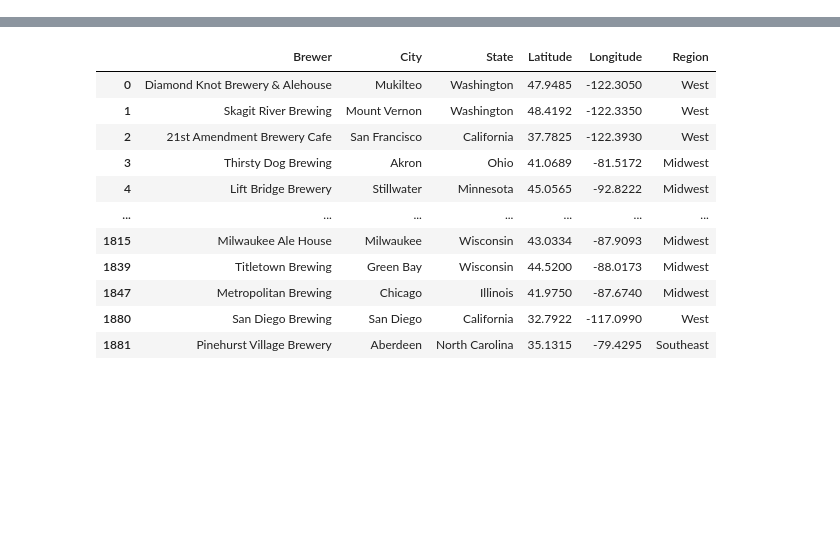
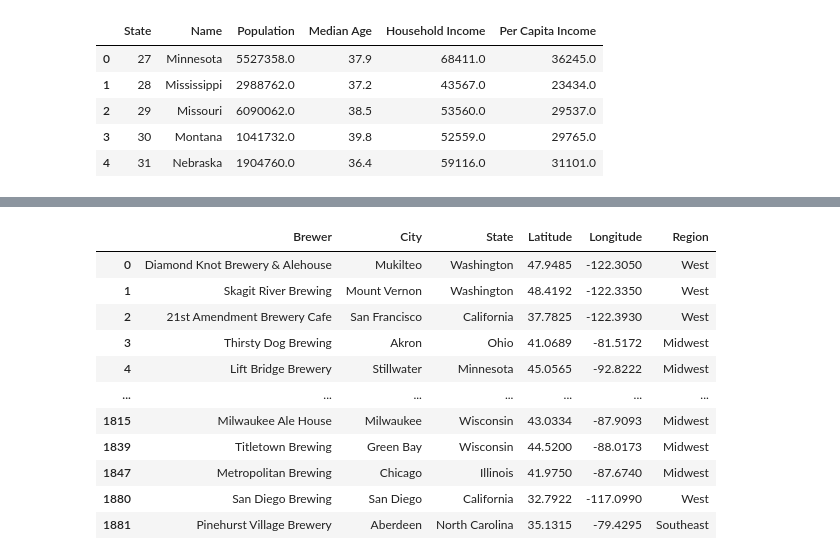
Before and after one commit to acoo33/project1, a Jupyter notebook: Brewery_Map.ipynb, the cells around one changed output, grey strips where cells are left out. Saved outputs shown, nothing was run; the diff lists cells and outputs as text; code cells hidden in the pictures; blank space fills up the shorter version.

```diff
--- a/Brewery_Map.ipynb
+++ b/Brewery_Map.ipynb
@@ -5,9 +5,39 @@ import numpy as np
 import requests
 import gmaps
 import os
+from census import Census
 
-# Import API key
-from config import gkey
+# Census API Key
+# from config import gkey
+from config import ckey
+url = Census(ckey, year=2018)
+# %%
+# Pulling census data
+census_data = url.acs5.get(("NAME", "B19013_001E", "B01003_001E", "B01002_001E",
+                          "B19301_001E"), {'for': 'state:*'})
+
+# Convert to DataFrame
+census_pd = pd.DataFrame(census_data)
+
+# Column Reordering
+census_pd = census_pd.rename(columns={"B01003_001E": "Population",
+                                      "B01002_001E": "Median Age",
+                                      "B19013_001E": "Household Income",
+                                      "B19301_001E": "Per Capita Income",
+                                      "NAME": "Name", "state": "State"})
+
+# Final DataFrame
+census_pd = census_pd[["State", "Name", "Population", "Median Age", "Household Income",
+                       "Per Capita Income"]]
+
+census_pd.head()
+# %% [output]
+|  | State | Name | Population | Median Age | Household Income | Per Capita Income |
+| 0 | 27 | Minnesota | 5527358.0 | 37.9 | 68411.0 | 36245.0 |
+| 1 | 28 | Mississippi | 2988762.0 | 37.2 | 43567.0 | 23434.0 |
+| 2 | 29 | Missouri | 6090062.0 | 38.5 | 53560.0 | 29537.0 |
+| 3 | 30 | Montana | 1041732.0 | 39.8 | 52559.0 | 29765.0 |
+| 4 | 31 | Nebraska | 1904760.0 | 36.4 | 59116.0 | 31101.0 |
 # %%
 beer_df = pd.read_csv("./output_data/craft_beer_nv.csv")
 beer_df.head()
```
Also changed, not shown: parts of 9 cells of this notebook.
